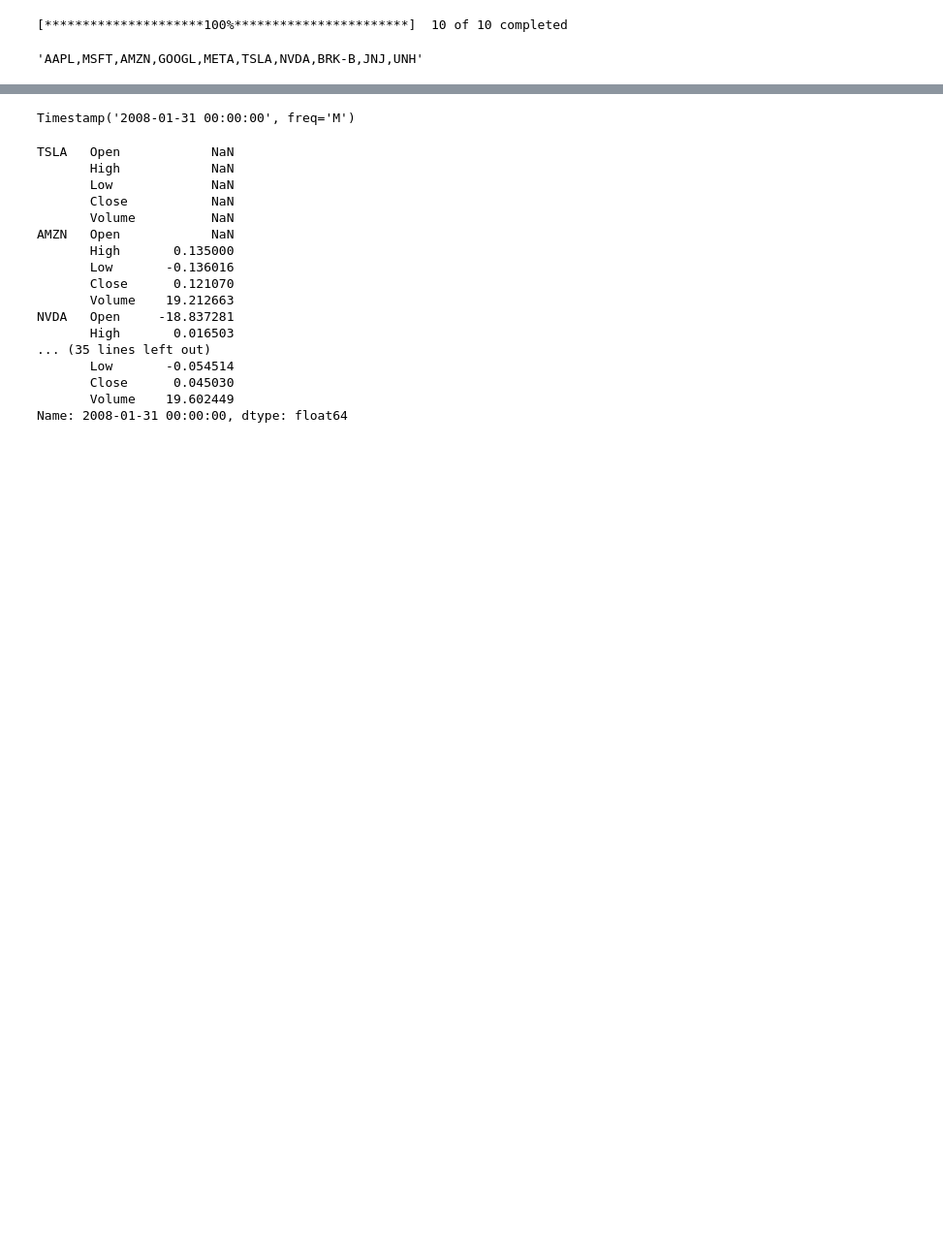
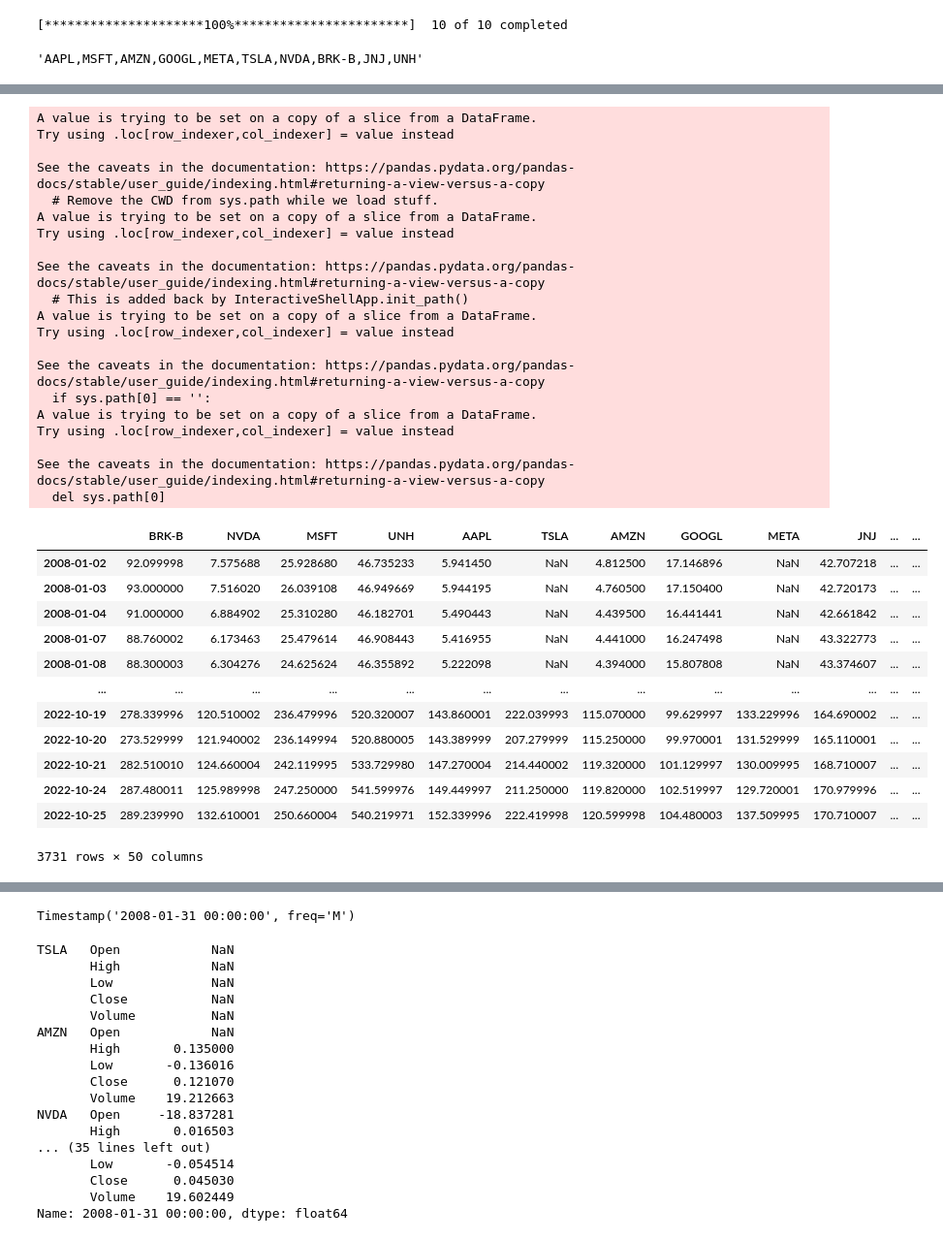
Before and after one commit to karthickrajas/Econometrics, a Jupyter notebook: Portfolio_management.ipynb, the cells around one changed output, grey strips where cells are left out. Shown at 97% size. Cells and saved outputs as stored; diff of their text form; code cells hidden in the pictures; blank space fills up the shorter version.

```diff
--- a/Portfolio_management.ipynb
+++ b/Portfolio_management.ipynb
@@ -120,3 +120,55 @@ cls_price
+# %%
+def _get_indicator_data(data):
+    """
+    Function that uses the finta API to calculate technical indicators used as the features
+    :return:
+    """
+
+    for ticker in data.columns:
+
+      # Also calculate moving averages for features
+      data['ema50'+ticker] = data[ticker] / data[ticker].ewm(50).mean()
+      data['ema21'+ticker] = data[ticker] / data[ticker].ewm(21).mean()
+      data['ema15'+ticker] = data[ticker] / data[ticker].ewm(14).mean()
+      data['ema5'+ticker] = data[ticker] / data[ticker].ewm(5).mean()
+
+    return data
+# %%
+_get_indicator_data(cls_price)
+# %% [output]
+A value is trying to be set on a copy of a slice from a DataFrame.
+Try using .loc[row_indexer,col_indexer] = value instead
+
+See the caveats in the documentation: https://pandas.pydata.org/pandas-docs/stable/user_guide/indexing.html#returning-a-view-versus-a-copy
+  # Remove the CWD from sys.path while we load stuff.
+A value is trying to be set on a copy of a slice from a DataFrame.
+Try using .loc[row_indexer,col_indexer] = value instead
+
+See the caveats in the documentation: https://pandas.pydata.org/pandas-docs/stable/user_guide/indexing.html#returning-a-view-versus-a-copy
+  # This is added back by InteractiveShellApp.init_path()
+A value is trying to be set on a copy of a slice from a DataFrame.
+Try using .loc[row_indexer,col_indexer] = value instead
+
+See the caveats in the documentation: https://pandas.pydata.org/pandas-docs/stable/user_guide/indexing.html#returning-a-view-versus-a-copy
+  if sys.path[0] == '':
+A value is trying to be set on a copy of a slice from a DataFrame.
+Try using .loc[row_indexer,col_indexer] = value instead
+
+See the caveats in the documentation: https://pandas.pydata.org/pandas-docs/stable/user_guide/indexing.html#returning-a-view-versus-a-copy
+  del sys.path[0]
+|  | BRK-B | NVDA | MSFT | UNH | AAPL | TSLA | AMZN | GOOGL | META | JNJ | ... | ... |
+| 2008-01-02 | 92.099998 | 7.575688 | 25.928680 | 46.735233 | 5.941450 | NaN | 4.812500 | 17.146896 | NaN | 42.707218 | ... | ... |
+| 2008-01-03 | 93.000000 | 7.516020 | 26.039108 | 46.949669 | 5.944195 | NaN | 4.760500 | 17.150400 | NaN | 42.720173 | ... | ... |
+| 2008-01-04 | 91.000000 | 6.884902 | 25.310280 | 46.182701 | 5.490443 | NaN | 4.439500 | 16.441441 | NaN | 42.661842 | ... | ... |
+| 2008-01-07 | 88.760002 | 6.173463 | 25.479614 | 46.908443 | 5.416955 | NaN | 4.441000 | 16.247498 | NaN | 43.322773 | ... | ... |
+| 2008-01-08 | 88.300003 | 6.304276 | 24.625624 | 46.355892 | 5.222098 | NaN | 4.394000 | 15.807808 | NaN | 43.374607 | ... | ... |
+| ... | ... | ... | ... | ... | ... | ... | ... | ... | ... | ... | ... | ... |
+| 2022-10-19 | 278.339996 | 120.510002 | 236.479996 | 520.320007 | 143.860001 | 222.039993 | 115.070000 | 99.629997 | 133.229996 | 164.690002 | ... | ... |
+| 2022-10-20 | 273.529999 | 121.940002 | 236.149994 | 520.880005 | 143.389999 | 207.279999 | 115.250000 | 99.970001 | 131.529999 | 165.110001 | ... | ... |
+| 2022-10-21 | 282.510010 | 124.660004 | 242.119995 | 533.729980 | 147.270004 | 214.440002 | 119.320000 | 101.129997 | 130.009995 | 168.710007 | ... | ... |
+| 2022-10-24 | 287.480011 | 125.989998 | 247.250000 | 541.599976 | 149.449997 | 211.250000 | 119.820000 | 102.519997 | 129.720001 | 170.979996 | ... | ... |
+| 2022-10-25 | 289.239990 | 132.610001 | 250.660004 | 540.219971 | 152.339996 | 222.419998 | 120.599998 | 104.480003 | 137.509995 | 170.710007 | ... | ... |
+3731 rows × 50 columns
 # %%
 mu = expected_returns.mean_historical_return(cls_price)
 cov = risk_models.sample_cov(cls_price)
```
Also changed, not shown: parts of 7 cells of this notebook.
